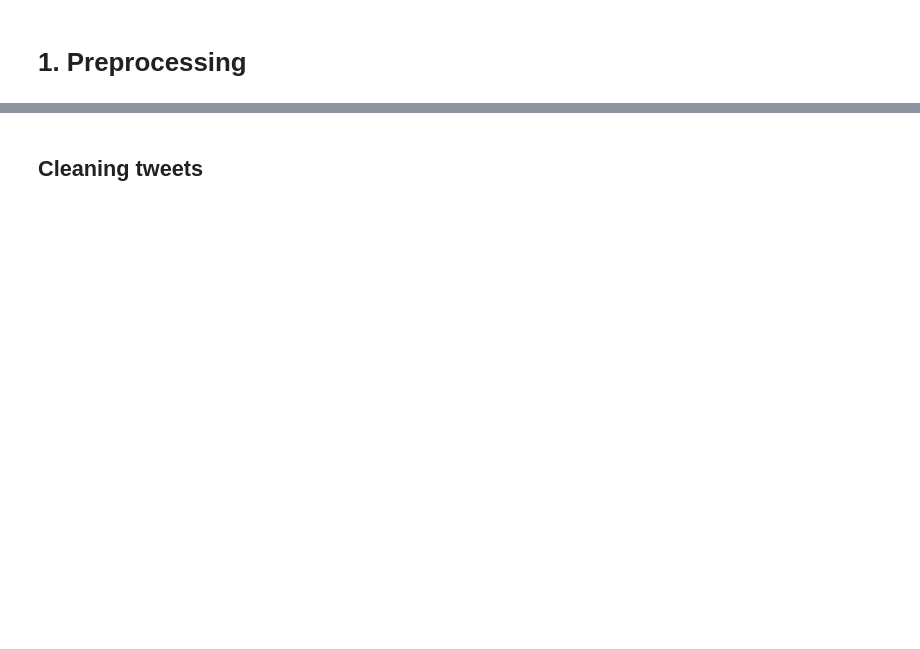
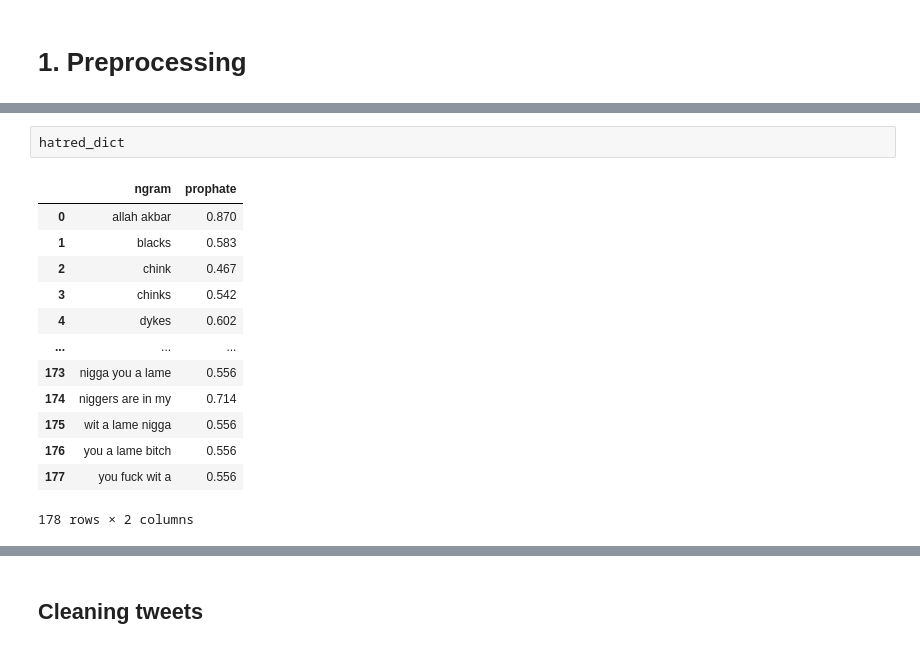
Before and after one commit to GummyBearStudioTeam/ESI_MLTechniques, a Jupyter notebook: NLP.ipynb, the cells around one changed output, grey strips where cells are left out. Cells and saved outputs as stored; diff of their text form; blank space fills up the shorter version.

```diff
--- a/NLP.ipynb
+++ b/NLP.ipynb
@@ -55,3 +64,19 @@ df
+# %%
+hatred_dict
+# %% [output]
+|  | ngram | prophate |
+| 0 | allah akbar | 0.870 |
+| 1 | blacks | 0.583 |
+| 2 | chink | 0.467 |
+| 3 | chinks | 0.542 |
+| 4 | dykes | 0.602 |
+| ... | ... | ... |
+| 173 | nigga you a lame | 0.556 |
+| 174 | niggers are in my | 0.714 |
+| 175 | wit a lame nigga | 0.556 |
+| 176 | you a lame bitch | 0.556 |
+| 177 | you fuck wit a | 0.556 |
+178 rows × 2 columns
 # %%
 df.isna().sum()
 # %% [output]
```
Also changed, not shown: parts of 74 cells of this notebook, 1 other file.
